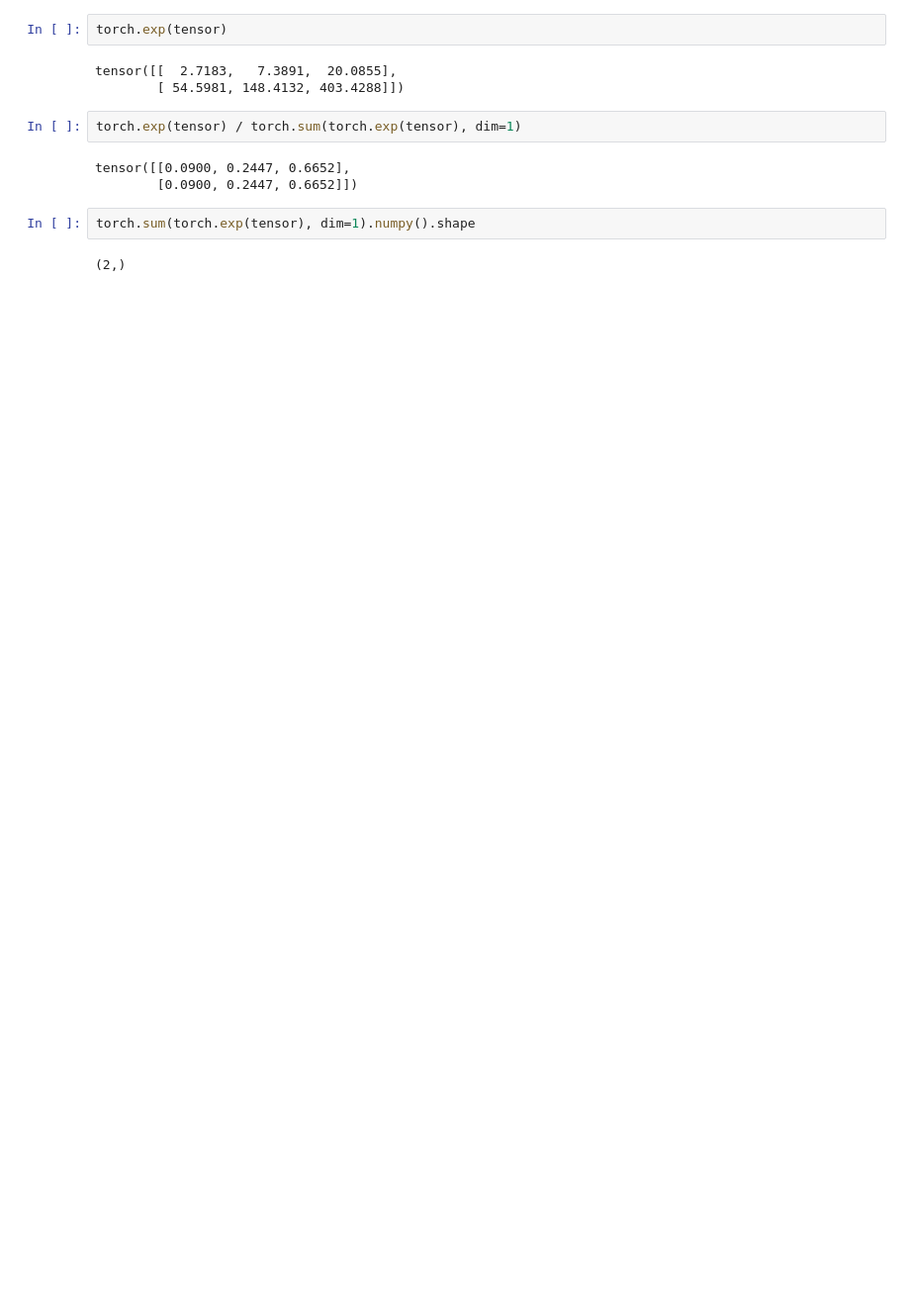
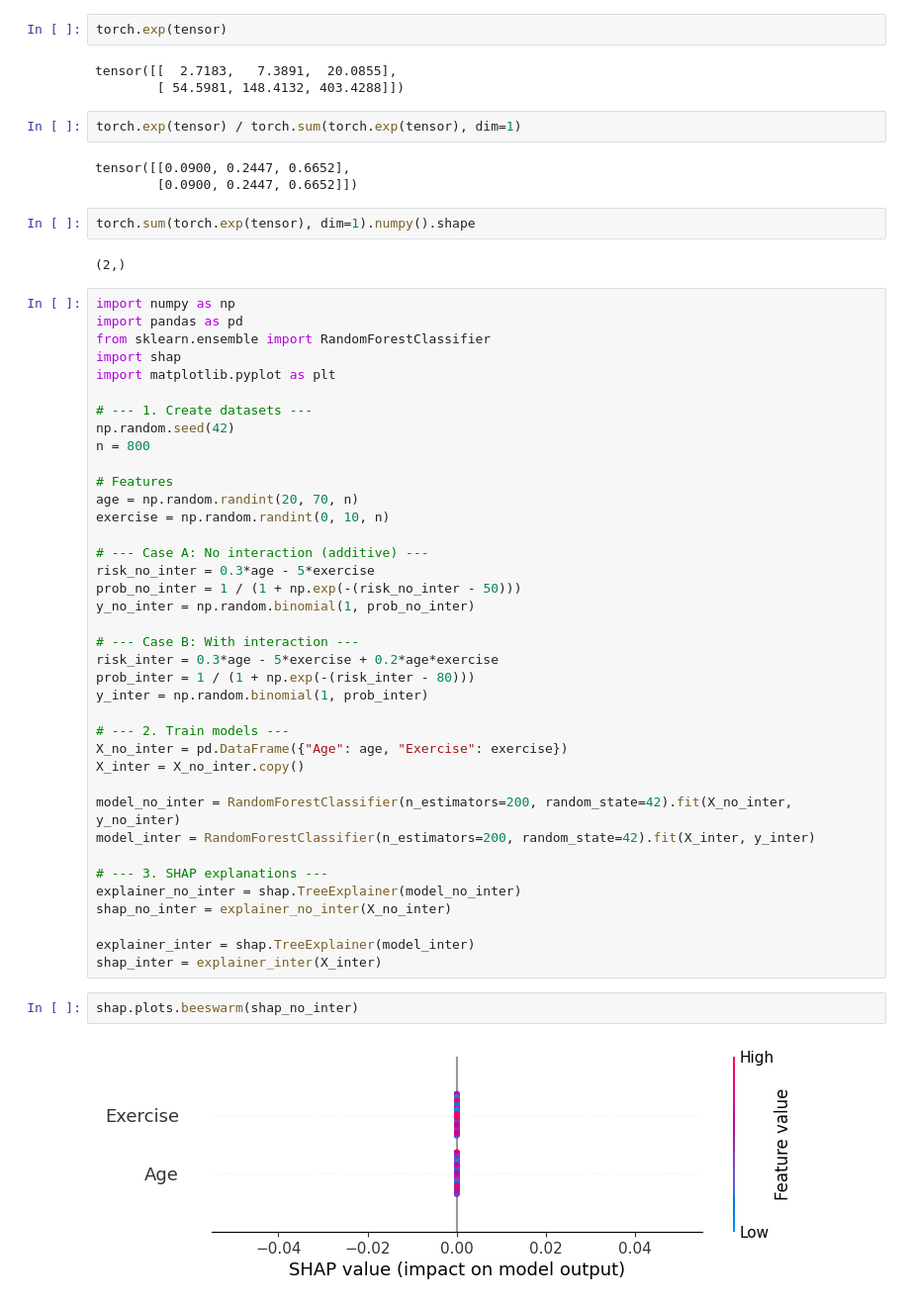
Before and after one commit to nombreinvicto/DeepLearning, a Jupyter notebook: cv_playground.ipynb, the cells around one changed output. Shown at 99% size. Saved outputs shown, nothing was run; the diff lists cells and outputs as text; blank space fills up the shorter version.

```diff
--- a/cv_playground.ipynb
+++ b/cv_playground.ipynb
@@ -34,3 +34,45 @@ tensor([[0.0900, 0.2447, 0.6652],
 torch.sum(torch.exp(tensor), dim=1).numpy().shape
 # %% [output]
 (2,)
+# %%
+import numpy as np
+import pandas as pd
+from sklearn.ensemble import RandomForestClassifier
+import shap
+import matplotlib.pyplot as plt
+
+# --- 1. Create datasets ---
+np.random.seed(42)
+n = 800
+
+# Features
+age = np.random.randint(20, 70, n)
+exercise = np.random.randint(0, 10, n)
+
+# --- Case A: No interaction (additive) ---
+risk_no_inter = 0.3*age - 5*exercise
+prob_no_inter = 1 / (1 + np.exp(-(risk_no_inter - 50)))
+y_no_inter = np.random.binomial(1, prob_no_inter)
+
+# --- Case B: With interaction ---
+risk_inter = 0.3*age - 5*exercise + 0.2*age*exercise
+prob_inter = 1 / (1 + np.exp(-(risk_inter - 80)))
+y_inter = np.random.binomial(1, prob_inter)
+
+# --- 2. Train models ---
+X_no_inter = pd.DataFrame({"Age": age, "Exercise": exercise})
+X_inter = X_no_inter.copy()
+
+model_no_inter = RandomForestClassifier(n_estimators=200, random_state=42).fit(X_no_inter, y_no_inter)
+model_inter = RandomForestClassifier(n_estimators=200, random_state=42).fit(X_inter, y_inter)
+
+# --- 3. SHAP explanations ---
+explainer_no_inter = shap.TreeExplainer(model_no_inter)
+shap_no_inter = explainer_no_inter(X_no_inter)
+
+explainer_inter = shap.TreeExplainer(model_inter)
+shap_inter = explainer_inter(X_inter)
+# %%
+shap.plots.beeswarm(shap_no_inter)
+# %% [output]
+[figure, added]
```
Also changed, not shown: parts of 2 cells of this notebook.
